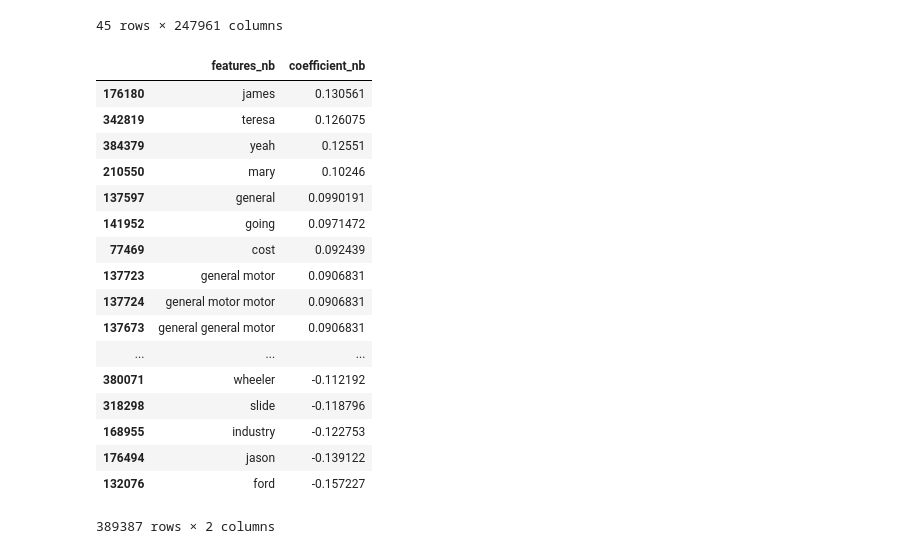
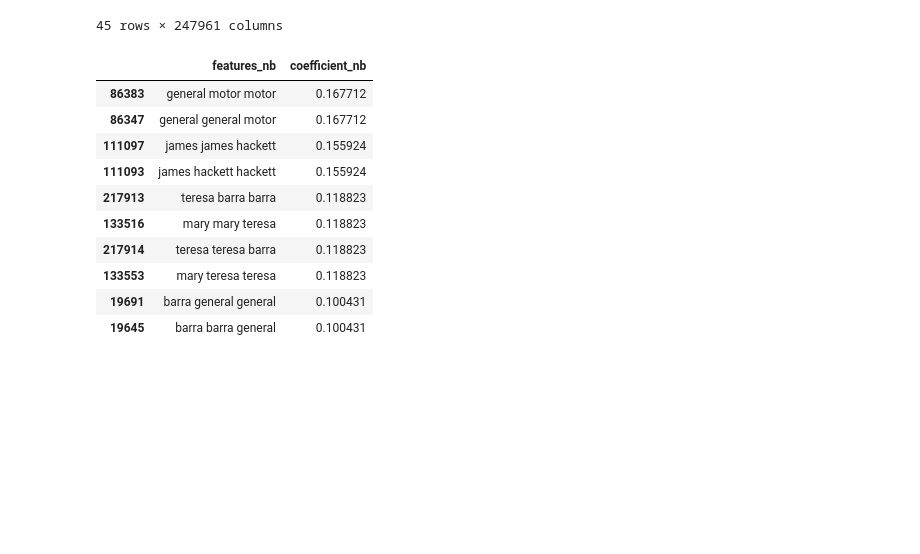
Before and after one commit to billypyu/GA-Capstone-, a Jupyter notebook: code/2. EDA- First Baseline Model.ipynb, the cells around one changed output. Saved outputs shown, nothing was run; the diff lists cells and outputs as text; code cells hidden in the pictures; blank space fills up the shorter version.

```diff
--- a/code/2. EDA.ipynb
+++ b/code/2. EDA- First Baseline Model.ipynb
@@ -176,7 +177,7 @@ X_train, X_test, y_train, y_test = train_test_split(X,
 tvec = TfidfVectorizer(analyzer = "word",
                              tokenizer = None,
                              preprocessor = None,
-                             stop_words = 'english', ngram_range=(3, 2), max_df=3)
+                             stop_words = 'english', ngram_range=(3, 3))
 
 X_train_tvec_sw = tvec.fit_transform(X_train)
 X_test_tvec_sw = tvec.transform(X_test)
@@ -215,23 +216,16 @@ pd.DataFrame(X_train_tvec_sw.toarray(), columns = tvec.get_feature_names())
 # %%
 features_strength = pd.DataFrame([tvec.get_feature_names(), lr.coef_[0]],
                              index=['features_nb','coefficient_nb']).T.sort_values(by='coefficient_nb',ascending=False)
-features_strength
+features_strength.head(10)
 # %% [output]
 |  | features_nb | coefficient_nb |
-| 176180 | james | 0.130561 |
-| 342819 | teresa | 0.126075 |
-| 384379 | yeah | 0.12551 |
-| 210550 | mary | 0.10246 |
-| 137597 | general | 0.0990191 |
-| 141952 | going | 0.0971472 |
-| 77469 | cost | 0.092439 |
-| 137723 | general motor | 0.0906831 |
-| 137724 | general motor motor | 0.0906831 |
-| 137673 | general general motor | 0.0906831 |
-| ... | ... | ... |
-| 380071 | wheeler | -0.112192 |
-| 318298 | slide | -0.118796 |
-| 168955 | industry | -0.122753 |
-| 176494 | jason | -0.139122 |
-| 132076 | ford | -0.157227 |
+| 86383 | general motor motor | 0.167712 |
+| 86347 | general general motor | 0.167712 |
+| 111097 | james james hackett | 0.155924 |
+| 111093 | james hackett hackett | 0.155924 |
+| 217913 | teresa barra barra | 0.118823 |
+| 133516 | mary mary teresa | 0.118823 |
+| 217914 | teresa teresa barra | 0.118823 |
+| 133553 | mary teresa teresa | 0.118823 |
+| 19691 | barra general general | 0.100431 |
+| 19645 | barra barra general | 0.100431 |
-389387 rows × 2 columns
```
Also changed, not shown: parts of 3 cells of this notebook, 6 other files.
